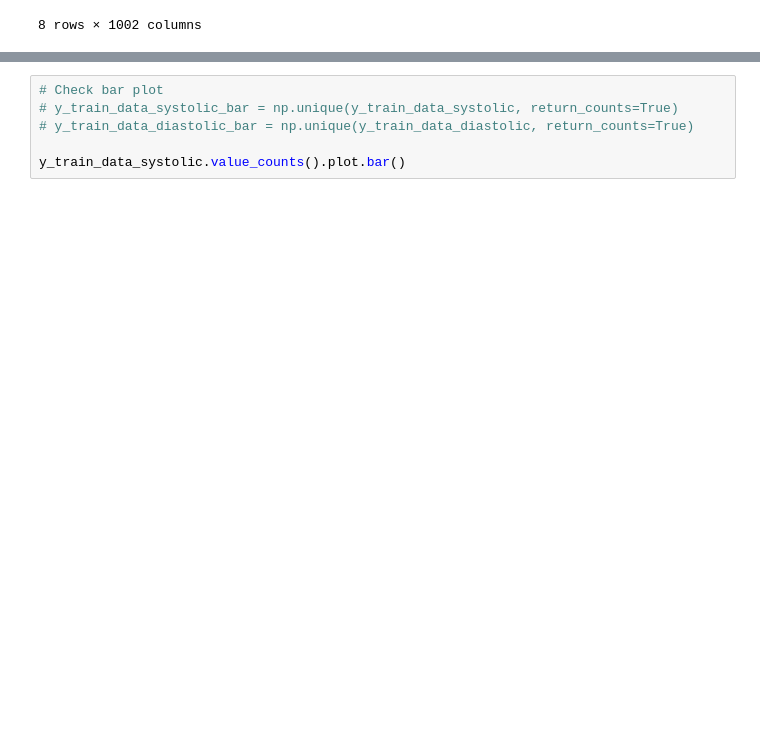
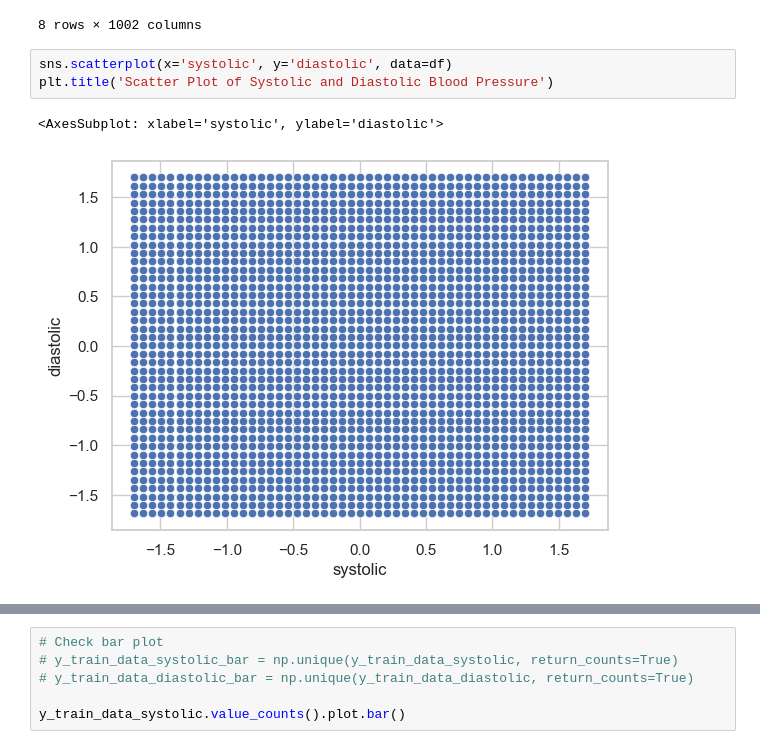
Before and after one commit to rumman-adnan/Assignment-Sensors-Data, a Jupyter notebook: Assignment(sensors)/EDA.ipynb, the cells around one changed output, grey strips where cells are left out. Cells and saved outputs as stored; diff of their text form; blank space fills up the shorter version.

```diff
--- a/Assignment(sensors)/EDA.ipynb
+++ b/Assignment(sensors)/EDA.ipynb
@@ -376,3 +421,9 @@ df.describe()
 | 75% | 1.510920e-07 | 3.569384e-07 | 3.199914e-06 | 0.000006 | 5.642908e-06 | 0.000005 | 3.115088e-06 | 2.032591e-06 | 1.287257e-06 | 8.164234e-07 | ... | ... |
 | max | 1.619504e-06 | 2.498476e-06 | 8.185603e-06 | 0.000009 | 9.514414e-06 | 0.000009 | 9.332580e-06 | 9.310749e-06 | 9.246607e-06 | 9.387921e-06 | ... | ... |
 8 rows × 1002 columns
+# %%
+sns.scatterplot(x='systolic', y='diastolic', data=df)
+plt.title('Scatter Plot of Systolic and Diastolic Blood Pressure')
+# %% [output]
+<AxesSubplot: xlabel='systolic', ylabel='diastolic'>
+[figure, added]
```
Also changed, not shown: parts of 20 cells of this notebook.
